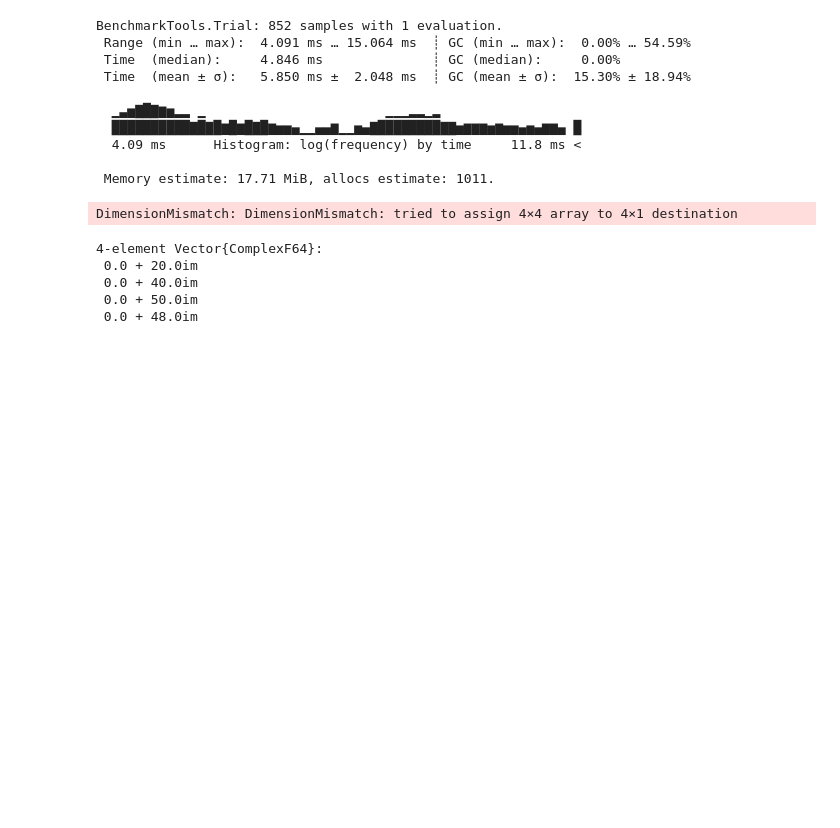
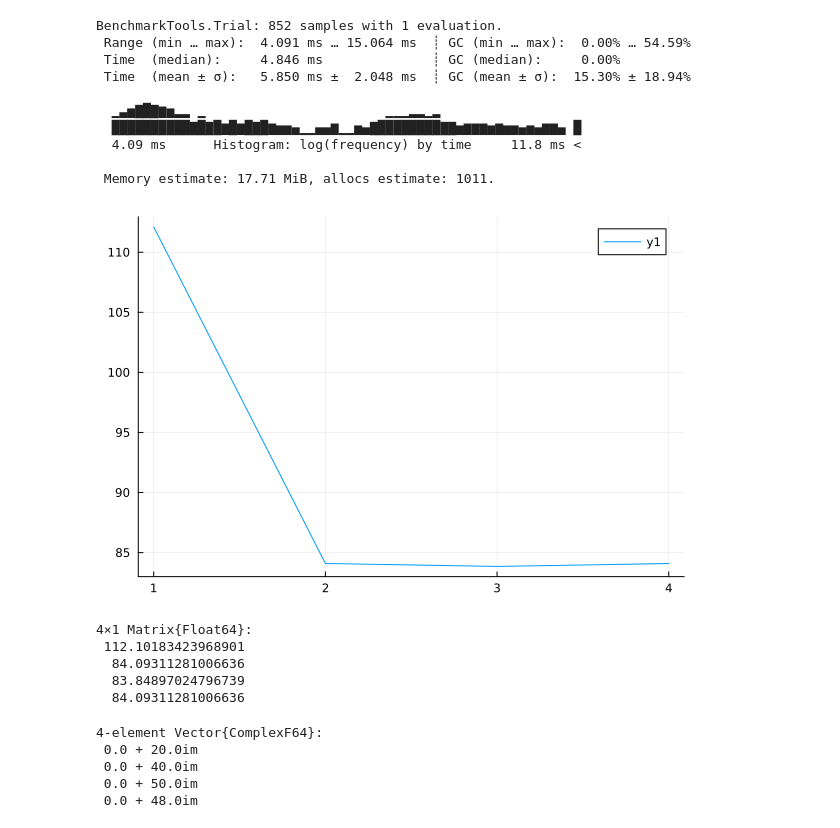
Before and after one commit to smallpondtom/LiftAndLearn.jl, a Jupyter notebook: examples/scribble.ipynb, the cells around one changed output. Cells and saved outputs as stored; diff of their text form; code cells hidden in the pictures; blank space fills up the shorter version.

```diff
--- a/examples/scribble.ipynb
+++ b/examples/scribble.ipynb
@@ -9,3 +9,5 @@ using Random
 using Distributions
 using Plots
 using FFTW
+# %%
+X = rand(4,4)
@@ -11,0 +28,6 @@ using FFTW
+# %%
+Xft = zeros(ComplexF64,4,4)
+for i in 1:4
+    Xft[:,i] = fftshift(fft(X[:,i]))
+end
+Xft
@@ -99,17 +127,25 @@ for k = 1:K
     uhat[:,k] = fftshift(fft(u[:,k])) / N
 end
 # %%
-auto_correletion = zeros(N)
 Cx = zeros((N, K))
 for i in 1:K
-    Cx[:, i] = real.(N*ifft(ifftshift(uhat[:, i] * transpose(uhat[:, i])) ))
+    Cx[:, i] = real.(N*ifft(ifftshift(uhat[:, i] .* conj.(uhat[:, i])) ))
 end
-N_burn = N//10
-auto_correletion[:, i_data] =  (sum(Cx[:, n_burn:end])) / (N-N_burn)
+N_burn = N÷10
+N_burn = (N_burn == 0) ? 1 : N_burn
+auto_correletion =  (sum(Cx[:, N_burn:end], dims=2)) / (N-N_burn)
 
 plot(1:N, auto_correletion)
 # %% [output]
-DimensionMismatch: DimensionMismatch: tried to assign 4×4 array to 4×1 destination
+[figure, added]
+# %%
+auto_correletion
+# %% [output]
+4×1 Matrix{Float64}:
+ 112.10183423968901
+  84.09311281006636
+  83.84897024796739
+  84.09311281006636
 # %%
 uhat2 = vech(uhat * transpose(uhat))
 F * uhat2
```
Also changed, not shown: parts of 3 cells of this notebook, 4 other files.
